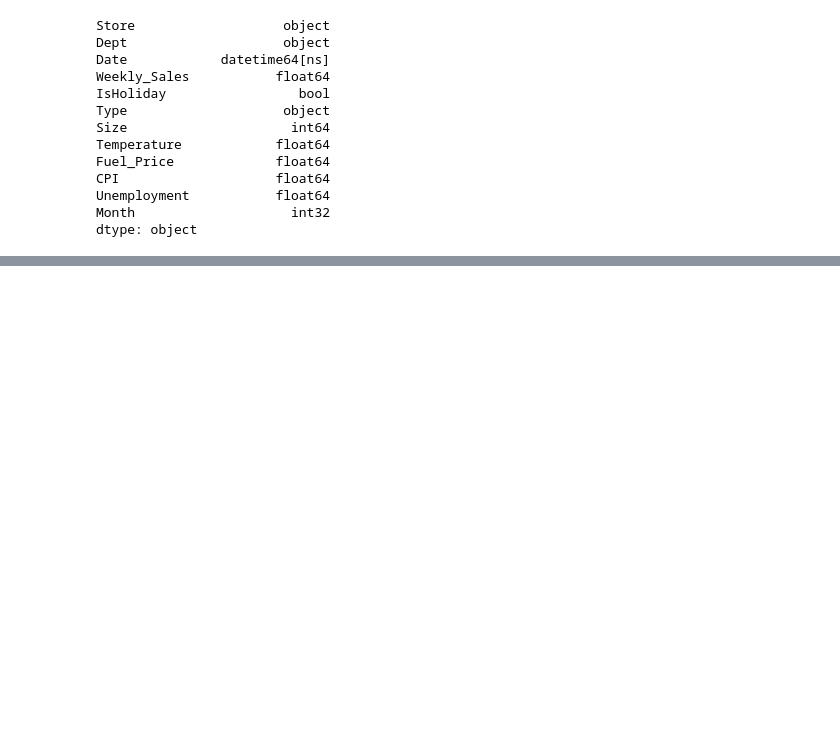
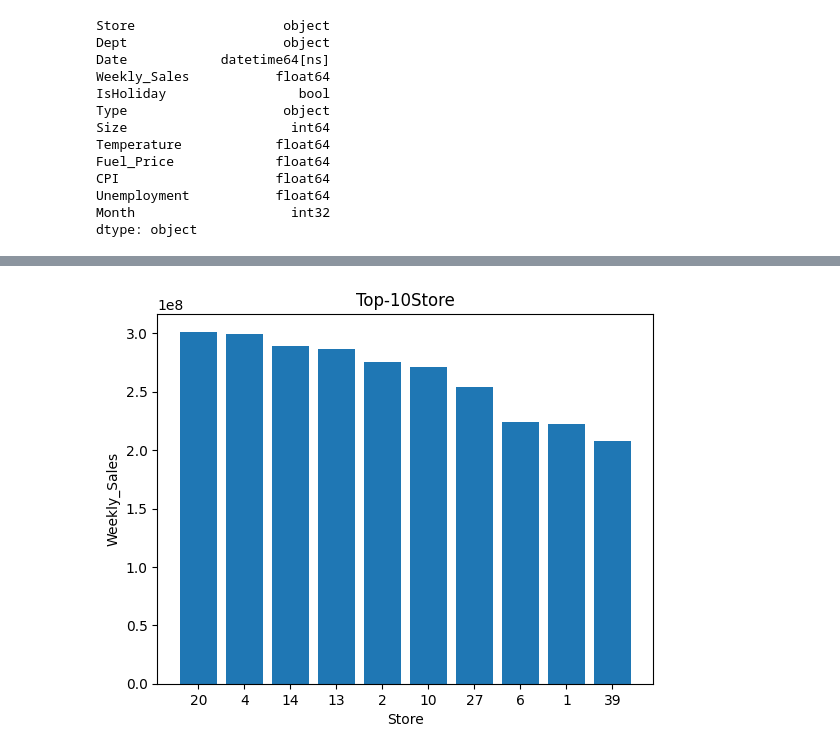
Before and after one commit to Rezashatery/Walmart-Recruiting---Store-Sales-Forecasting, a Jupyter notebook: sales-forecasting.ipynb, the cells around one changed output, grey strips where cells are left out. Cells and saved outputs as stored; diff of their text form; code cells hidden in the pictures; blank space fills up the shorter version.

Commit message:
visualization

```diff
--- a/sales-forecasting.ipynb
+++ b/sales-forecasting.ipynb
@@ -148,0 +166,18 @@ dtype: object
+# %%
+# Plot the weekly sales with store
+top_n = 10
+x_col = 'Store'
+y_col = 'Weekly_Sales'
+# create a frequency table  for the product column
+table= df.groupby(x_col)[y_col].sum().sort_values(ascending=False)
+
+# create a bar chart
+plt.bar(table.index[:top_n],table.values[:top_n])
+
+# Set the title ans labels
+plt.title(f'Top-{min(top_n,len(table.index))}{x_col}')
+plt.xlabel(x_col)
+plt.ylabel(y_col)
+plt.show()
+# %% [output]
+[figure, added]
```
Also changed, not shown: parts of 5 cells of this notebook.
